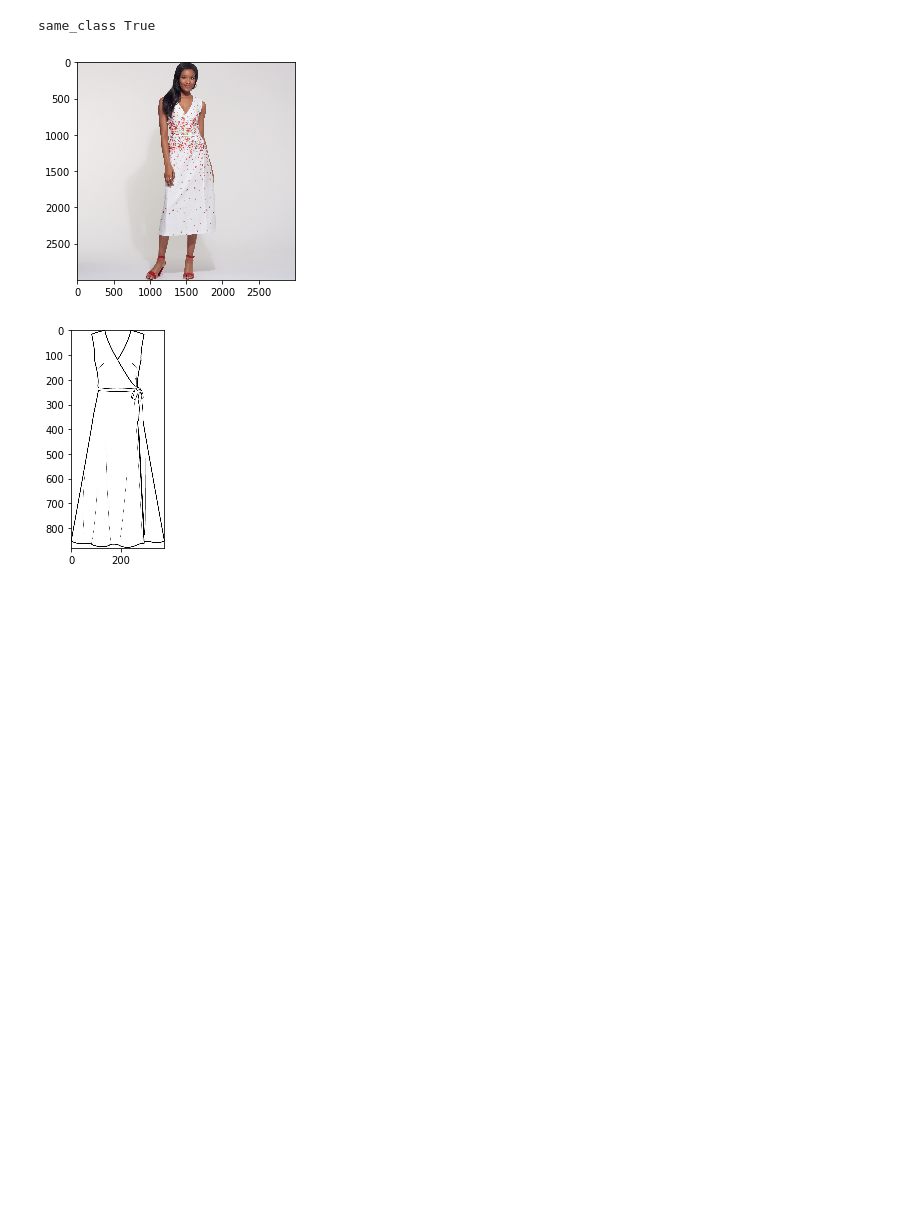
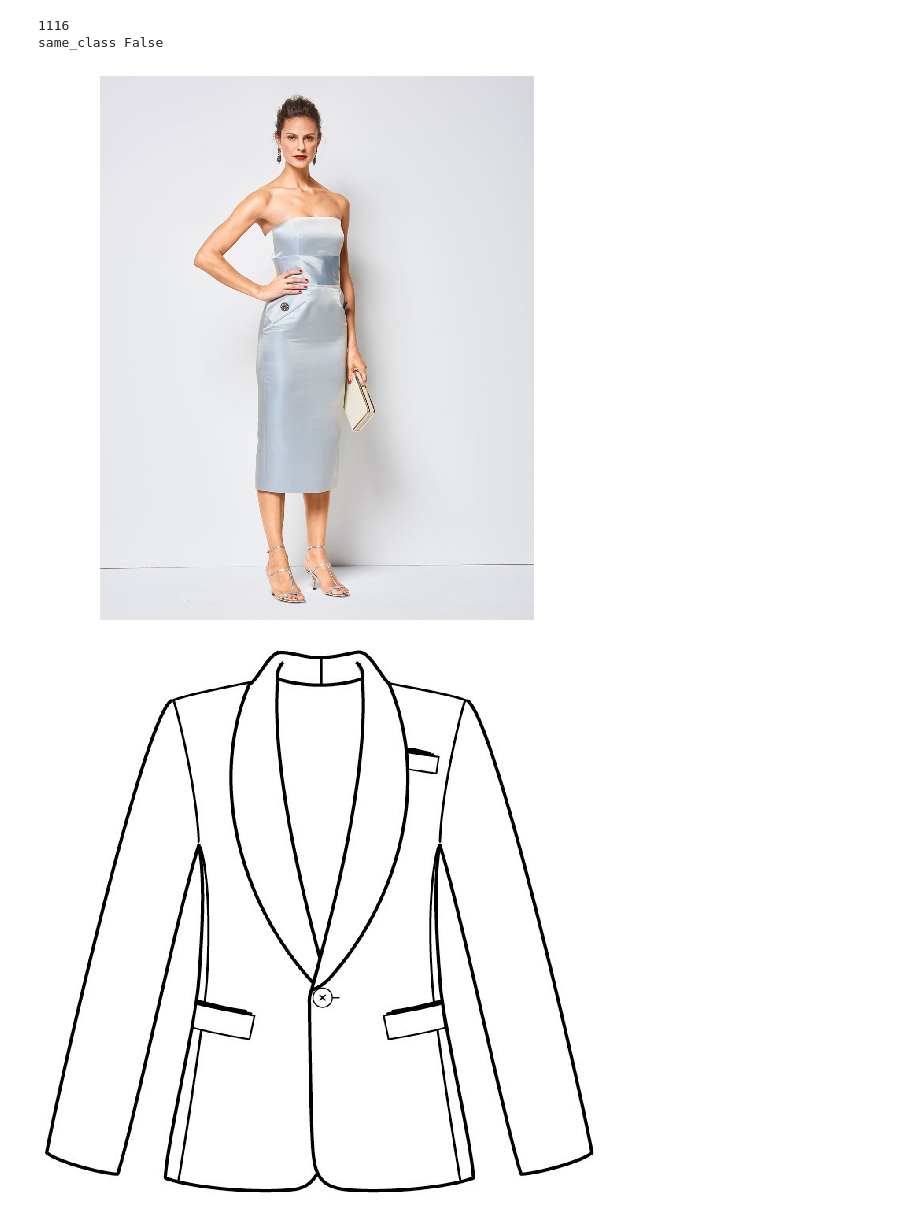
Before and after one commit to a-newman/clothing-embedding, a Jupyter notebook: test_simplicity_loader.ipynb, the cells around one changed output. Cells and saved outputs as stored; diff of their text form; code cells hidden in the pictures; blank space fills up the shorter version.

```diff
--- a/test_simplicity_loader.ipynb
+++ b/test_simplicity_loader.ipynb
@@ -27,11 +31,18 @@ len(dl)
 # %%
-img, ld, y = dl[6]
+idx = random.randint(0, 1302)
+print(idx)
+img, ld, y = dl[idx]
 print("same_class", bool(y))
+plt.figure(figsize=(10,10))
 plt.imshow(img)
+plt.axis('off')
 plt.show()
+plt.figure(figsize=(10,10))
 plt.imshow(ld)
+plt.axis('off')
 plt.show()
 # %% [output]
-same_class True
+1116
+same_class False
-[figure, old version]
+[figure, new version]
-[figure, old version]
+[figure, new version]
```
Also changed, not shown: parts of 2 cells of this notebook, 11 other files.
